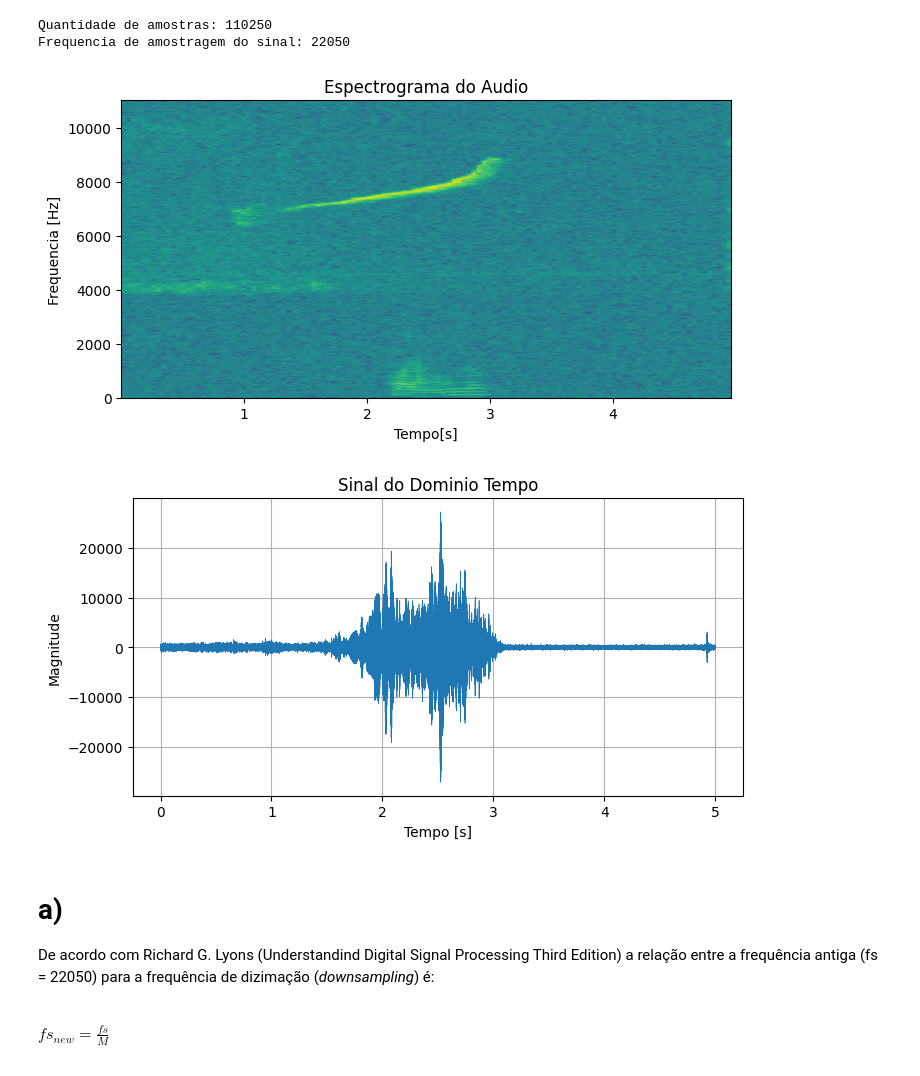
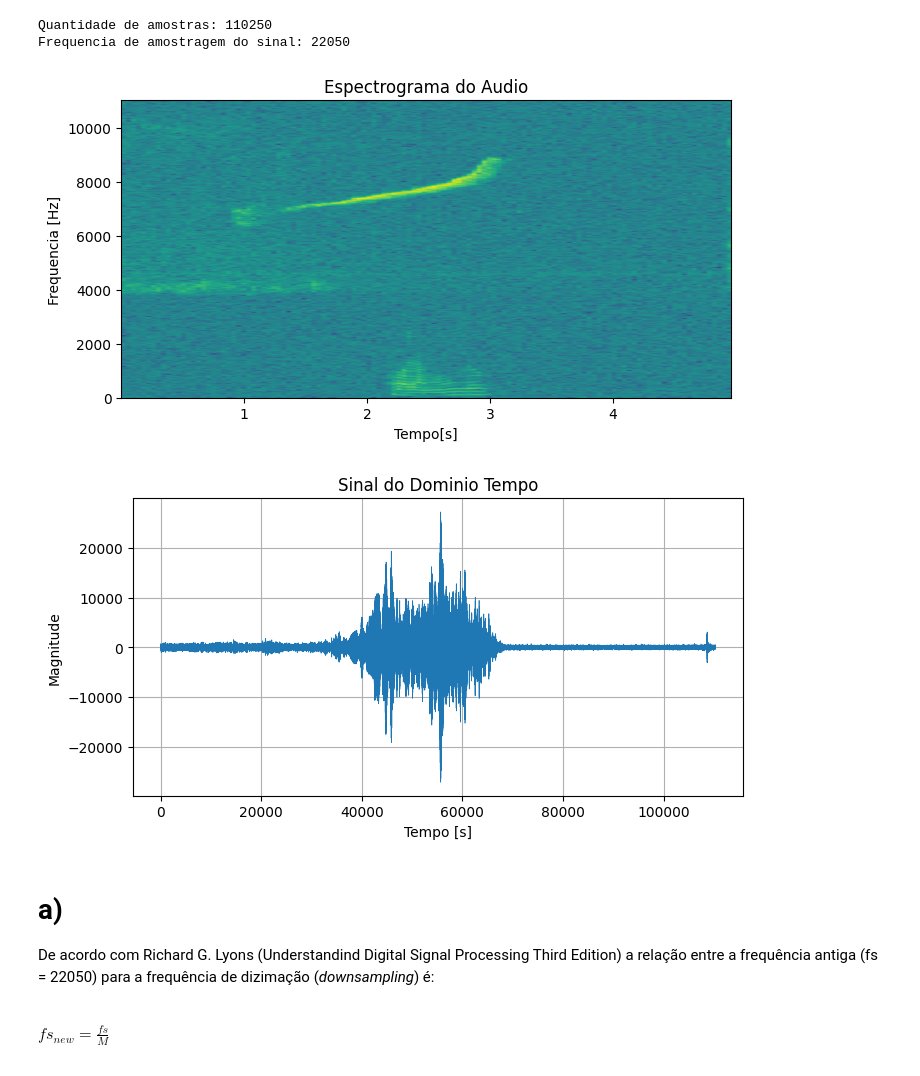
Before and after one commit to andrevale99/PDS_DCA0118, a Jupyter notebook: Estudos/PDS_python_Multitaxa.ipynb, the cells around one changed output. Saved outputs shown, nothing was run; the diff lists cells and outputs as text; code cells hidden in the pictures.

```diff
--- a/Estudos/PDS_python_Multitaxa.ipynb
+++ b/Estudos/PDS_python_Multitaxa.ipynb
@@ -15,30 +15,30 @@ def cm_to_inch(value):
 # %%
 fs, data = scipy.io.wavfile.read('UnknownSound.wav')
 
 print(f'Quantidade de amostras: {int(len(data))}')
 print(f'Frequencia de amostragem do sinal: {fs}')
 
 figure(figsize=(cm_to_inch(20), cm_to_inch(10)), dpi=100)
 Pxx, freqs, bins, im = plt.specgram(data, NFFT=1024, Fs=fs)
 plt.title('Espectrograma do Audio')
 plt.xlabel('Tempo[s]')
 plt.ylabel('Frequencia [Hz]')
 
 time = np.arange(0,len(data))
 
 figure(figsize=(cm_to_inch(20), cm_to_inch(10)), dpi=100)
-plt.plot(time/fs, data, linewidth=0.5)
+plt.plot(time, data, linewidth=0.5)
 plt.title('Sinal do Dominio Tempo')
 plt.grid()
 plt.xlabel('Tempo [s]')
 plt.ylabel('Magnitude')
 
 plt.show()
 # %% [output]
 Quantidade de amostras: 110250
 Frequencia de amostragem do sinal: 22050
 [figure]
-[figure, old version]
+[figure, new version]
 # %% [markdown]
 # a)
 
```
Also changed, not shown: parts of 6 cells of this notebook.
